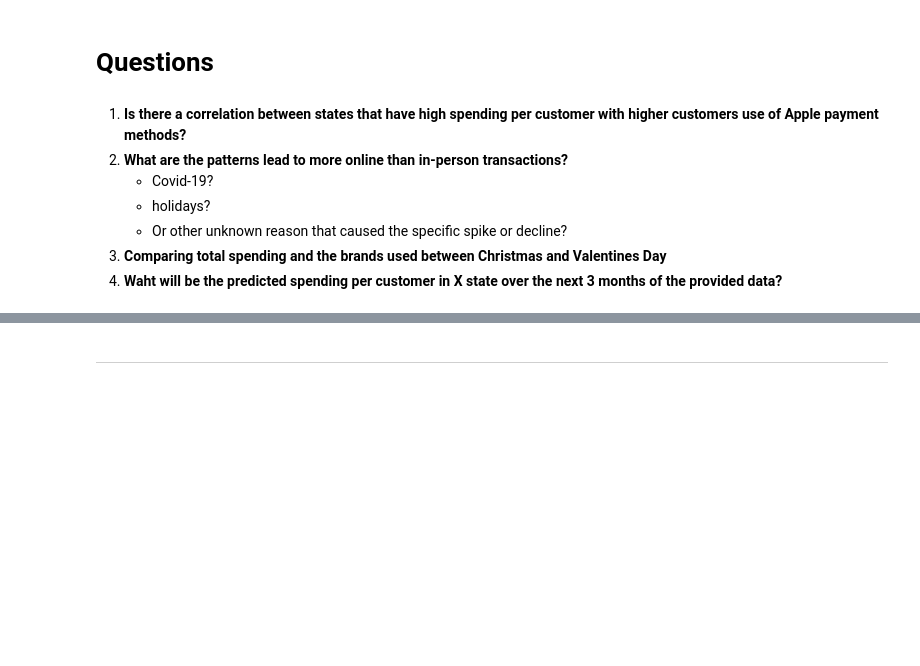
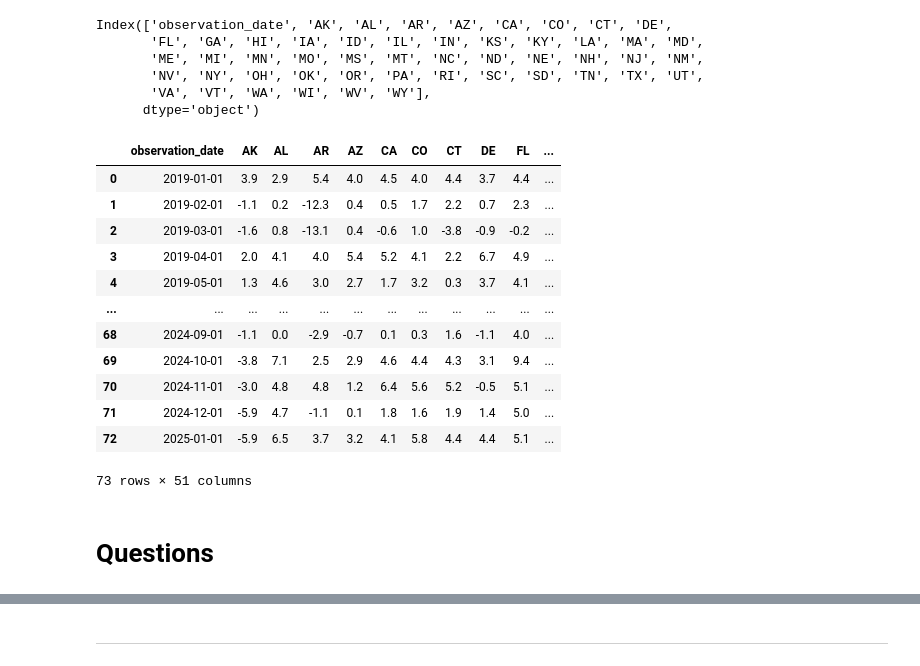
Before and after one commit to DiaHere/Food-and-Beverage-across-all-US-states-Analysis, a Jupyter notebook: notebook.ipynb, the cells around one changed output, grey strips where cells are left out. Drawn from its saved outputs; the diff is of its cells as text; code cells hidden in the pictures; blank space fills up the shorter version.

```diff
--- a/notebook.ipynb
+++ b/notebook.ipynb
@@ -238,10 +49,41 @@ df_cleaned[df_cleaned['ONLINE_SPEND'] > 0]
+# %%
+# Renaming each column to the state abbreviation
+
+for column in df.columns[1:]:
+    # Make sure it hasn't been renamed already
+    if 'MSRS' not in column:
+        break
+    df = df.rename(columns = {column: column[4:6]})
+
+df.columns
+# %% [output]
+Index(['observation_date', 'AK', 'AL', 'AR', 'AZ', 'CA', 'CO', 'CT', 'DE',
+       'FL', 'GA', 'HI', 'IA', 'ID', 'IL', 'IN', 'KS', 'KY', 'LA', 'MA', 'MD',
+       'ME', 'MI', 'MN', 'MO', 'MS', 'MT', 'NC', 'ND', 'NE', 'NH', 'NJ', 'NM',
+       'NV', 'NY', 'OH', 'OK', 'OR', 'PA', 'RI', 'SC', 'SD', 'TN', 'TX', 'UT',
+       'VA', 'VT', 'WA', 'WI', 'WV', 'WY'],
+      dtype='object')
+# %%
+# Make sure the date is datetime format
+
+df['observation_date'] = pd.to_datetime(
+    df['observation_date'],
+    format = '%Y-%m-%d'
+)
+df
+# %% [output]
+|  | observation_date | AK | AL | AR | AZ | CA | CO | CT | DE | FL | ... |
+| 0 | 2019-01-01 | 3.9 | 2.9 | 5.4 | 4.0 | 4.5 | 4.0 | 4.4 | 3.7 | 4.4 | ... |
+| 1 | 2019-02-01 | -1.1 | 0.2 | -12.3 | 0.4 | 0.5 | 1.7 | 2.2 | 0.7 | 2.3 | ... |
+| 2 | 2019-03-01 | -1.6 | 0.8 | -13.1 | 0.4 | -0.6 | 1.0 | -3.8 | -0.9 | -0.2 | ... |
+| 3 | 2019-04-01 | 2.0 | 4.1 | 4.0 | 5.4 | 5.2 | 4.1 | 2.2 | 6.7 | 4.9 | ... |
+| 4 | 2019-05-01 | 1.3 | 4.6 | 3.0 | 2.7 | 1.7 | 3.2 | 0.3 | 3.7 | 4.1 | ... |
+| ... | ... | ... | ... | ... | ... | ... | ... | ... | ... | ... | ... |
+| 68 | 2024-09-01 | -1.1 | 0.0 | -2.9 | -0.7 | 0.1 | 0.3 | 1.6 | -1.1 | 4.0 | ... |
+| 69 | 2024-10-01 | -3.8 | 7.1 | 2.5 | 2.9 | 4.6 | 4.4 | 4.3 | 3.1 | 9.4 | ... |
+| 70 | 2024-11-01 | -3.0 | 4.8 | 4.8 | 1.2 | 6.4 | 5.6 | 5.2 | -0.5 | 5.1 | ... |
+| 71 | 2024-12-01 | -5.9 | 4.7 | -1.1 | 0.1 | 1.8 | 1.6 | 1.9 | 1.4 | 5.0 | ... |
+| 72 | 2025-01-01 | -5.9 | 6.5 | 3.7 | 3.2 | 4.1 | 5.8 | 4.4 | 4.4 | 5.1 | ... |
+73 rows × 51 columns
 # %% [markdown]
 # Questions
-# %% [markdown]
-1. **Is there a correlation between states that have high spending per customer with higher customers use of Apple payment methods?**
-2. **What are the patterns lead to more online than in-person transactions?**
-    - Covid-19?
-    - holidays?
-    - Or other unknown reason that caused the specific spike or decline?
-3. **Comparing total spending and the brands used between Christmas and Valentines Day**
-4. **Waht will be the predicted spending per customer in X state over the next 3 months of the provided data?**
```
Also changed, not shown: parts of 30 cells of this notebook.
